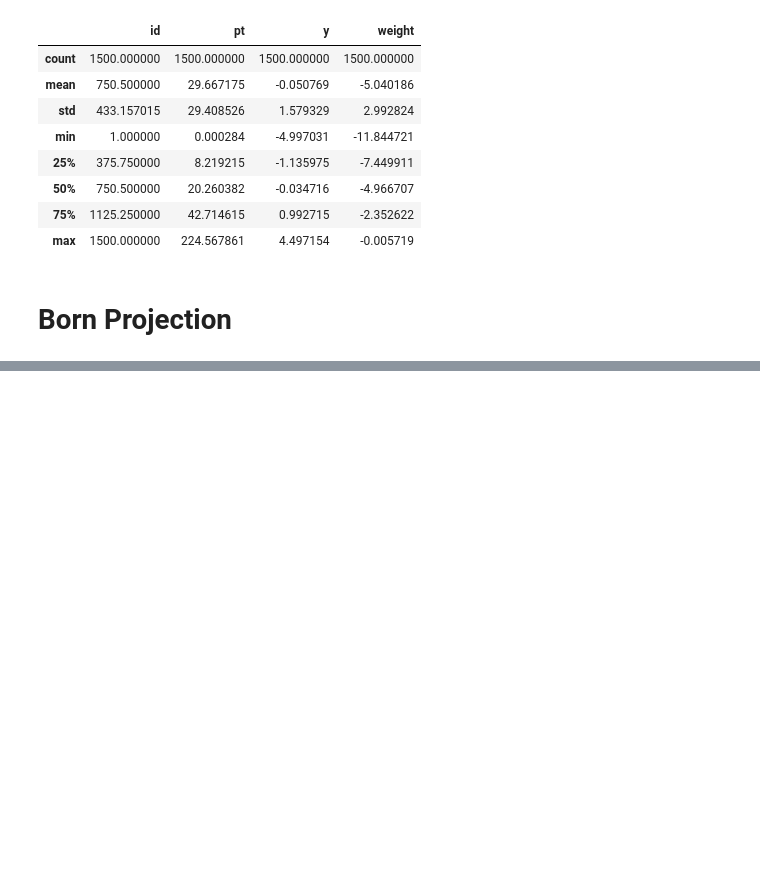
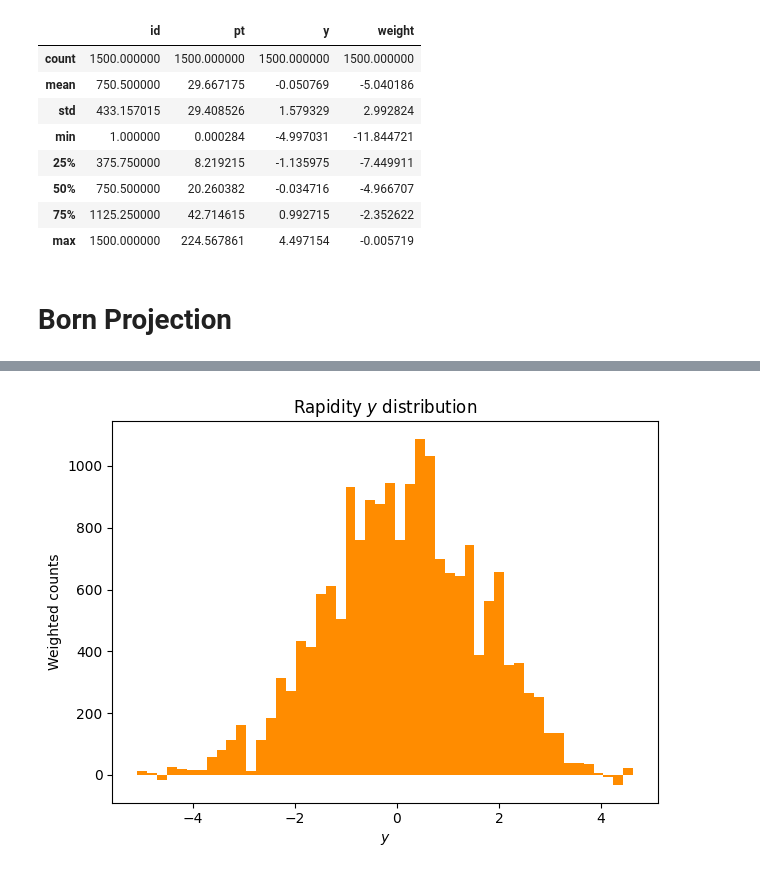
Before and after one commit to AgSpades/cell-resampling-demo, a Jupyter notebook: python/notebook/analysis.ipynb, the cells around one changed output, grey strips where cells are left out. Cells and saved outputs as stored; diff of their text form; code cells hidden in the pictures; blank space fills up the shorter version.

```diff
--- a/python/notebook/analysis.ipynb
+++ b/python/notebook/analysis.ipynb
@@ -38,0 +54,11 @@ real["y"] = real["y_real"]
+# %%
+fig, ax = plt.subplots()
+ax.hist(events["y"], bins=50, weights=events["weight"], color="darkorange", edgecolor="none")
+ax.set_xlabel("$y$")
+ax.set_ylabel("Weighted counts")
+ax.set_title("Rapidity $y$ distribution")
+plt.tight_layout()
+plt.savefig("../results/y_distribution.png", dpi=150)
+plt.show()
+# %% [output]
+[figure, added]
```
Also changed, not shown: parts of 3 cells of this notebook, 2 other files.
